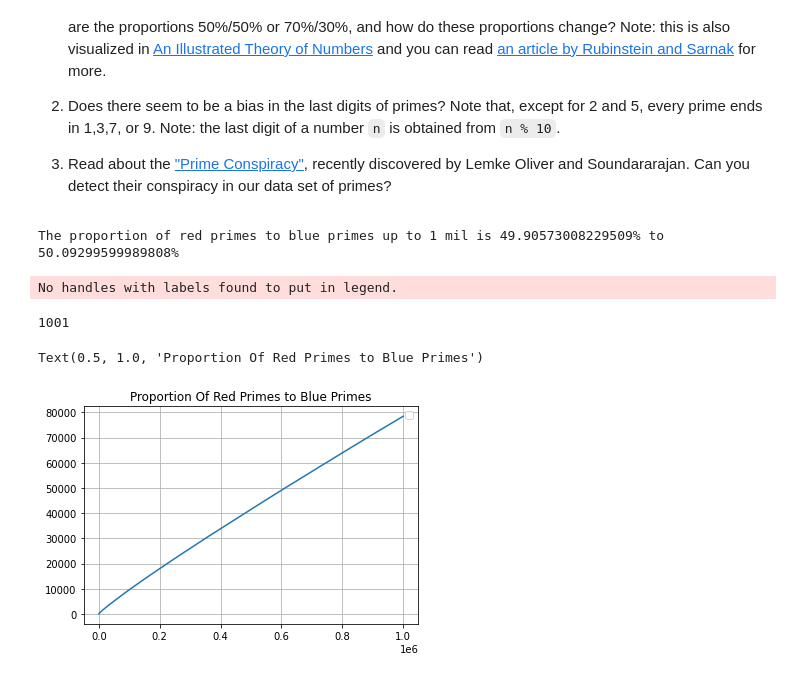
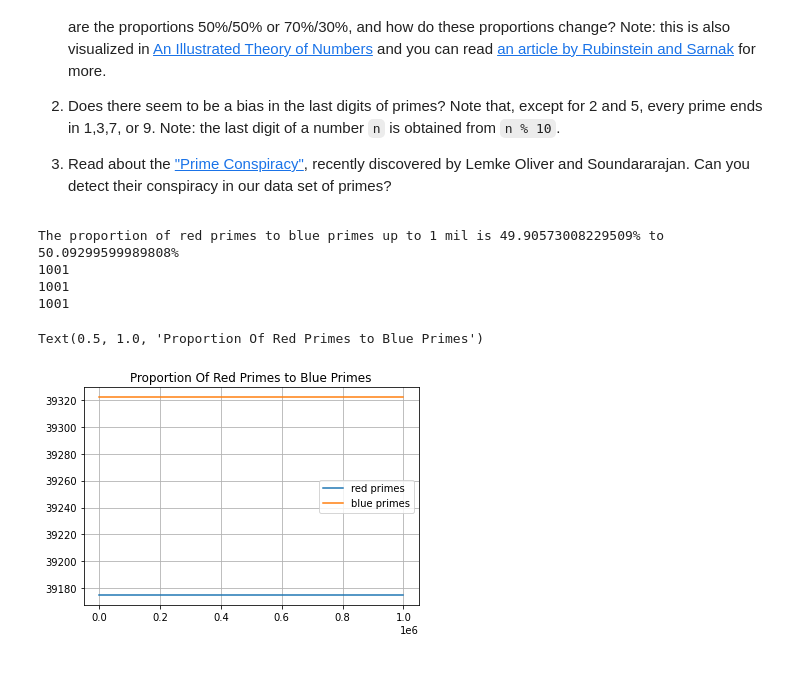
Before and after one commit to Gavin-Moss/Python-for-Math, a Jupyter notebook: P4M_Notebook_3.ipynb, the cells around one changed output. Saved outputs shown, nothing was run; the diff lists cells and outputs as text; code cells hidden in the pictures.

```diff
--- a/P4M_Notebook_3.ipynb
+++ b/P4M_Notebook_3.ipynb
@@ -1003,44 +1005,45 @@ Observe that gaps of 2 (twin primes) are pretty frequent.  There are over 8000 o
 # %%
 def redprimes_upto(x):
-  totalPrimes = where(isprime_list(x))
+  #totalPrimes = where(isprime_list(x))
   return len([p for p in totalPrimes if p % 4 == 1])
 # %%
 redprimes_upto(200)
 # %%
 def blueprimes_upto(x):
-  totalPrimes = where(isprime_list(x))
+  #totalPrimes = where(isprime_list(x))
   return len([p for p in totalPrimes if p % 4 == 3])
 # %%
 blueprimes_upto(200)
 # %%
 x_values = numpy.linspace(0,1000000,1001)
 
-totalPrimes = where(isprime_list(1000000))
-totalNumPrimes = len(totalPrimes)
+#totalPrimes = where(isprime_list(1000000))
+totalNumPrimes = primes_upto(1000000)
 
 proportionOfRed = (redprimes_upto(1000000)/totalNumPrimes)*100
 proportionOfBlue = (blueprimes_upto(1000000)/totalNumPrimes)*100
 
 print("The proportion of red primes to blue primes up to 1 mil is {}% to {}%".format(proportionOfRed, proportionOfBlue))
 
-#Red_values = numpy.array([redprimes_upto(x) for x in x_values])
-#Blue_values = numpy.array([blueprimes_upto(x) for x in x_values])
-pix_values = numpy.array([primes_upto(x) for x in x_values])
+Red_values = numpy.array([redprimes_upto(x) for x in x_values])
+Blue_values = numpy.array([blueprimes_upto(x) for x in x_values])
+#pix_values = numpy.array([primes_upto(x) for x in x_values])
 
 print(len(x_values))
-#print(len(Red_values))
-#print(len(Blue_values))
+print(len(Red_values))
+print(len(Blue_values))
 
 %matplotlib inline
-#plt.plot(x_values,Red_values, label = 'red primes')
-#plt.plot(x_values,Blue_values, label = 'blue primes')
-plt.plot(x_values,pix_values)
+plt.plot(x_values,Red_values, label = 'red primes')
+plt.plot(x_values,Blue_values, label = 'blue primes')
+#plt.plot(x_values,pix_values)
 plt.grid(True)
 plt.legend()
 plt.title('Proportion Of Red Primes to Blue Primes')
 # %% [output]
 The proportion of red primes to blue primes up to 1 mil is 49.90573008229509% to 50.09299599989808%
+1001
+1001
+1001
-No handles with labels found to put in legend.
+Text(0.5, 1.0, 'Proportion Of Red Primes to Blue Primes')
-1001
-Text(0.5, 1.0, 'Proportion Of Red Primes to Blue Primes')
-[figure, old version]
+[figure, new version]
```
Also changed, not shown: parts of 1 cell of this notebook.
